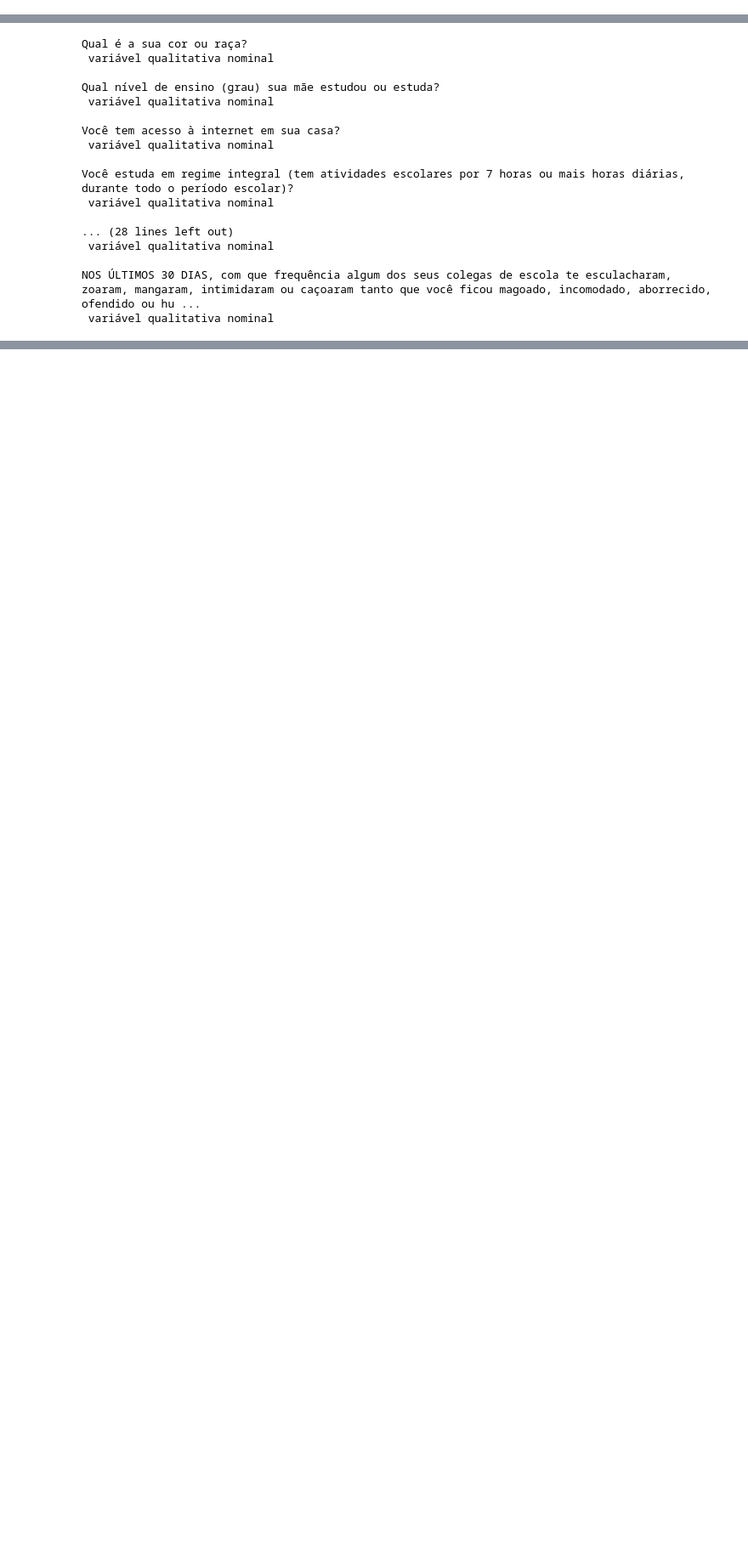
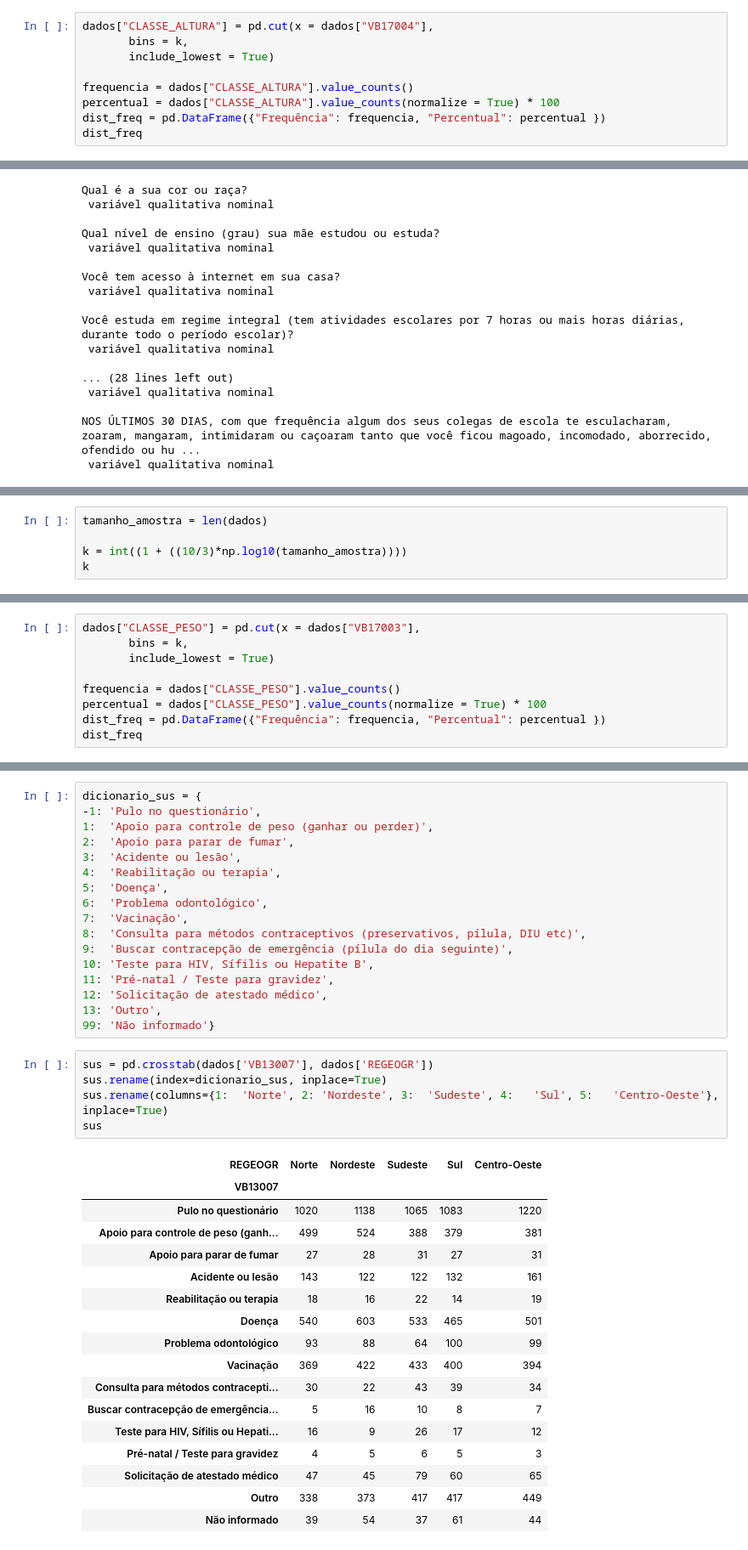
Before and after one commit to yoshinaga2904/Bootcamp-Alura, a Jupyter notebook: Modulo_3.ipynb, the cells around one changed output, grey strips where cells are left out. Shown at 85% size. Cells and saved outputs as stored; diff of their text form; blank space fills up the shorter version.

```diff
--- a/Modulo_3.ipynb
+++ b/Modulo_3.ipynb
@@ -75,0 +174,9 @@ dados.select_dtypes(include='float')
+# %%
+dados["CLASSE_ALTURA"] = pd.cut(x = dados["VB17004"],
+       bins = k,
+       include_lowest = True)
+
+frequencia = dados["CLASSE_ALTURA"].value_counts()
+percentual = dados["CLASSE_ALTURA"].value_counts(normalize = True) * 100
+dist_freq = pd.DataFrame({"Frequência": frequencia, "Percentual": percentual })
+dist_freq
@@ -172,0 +423,5 @@ NOS ÚLTIMOS 30 DIAS, com que frequência algum dos seus colegas de escola te es
+# %%
+tamanho_amostra = len(dados)
+
+k = int((1 + ((10/3)*np.log10(tamanho_amostra))))
+k
@@ -172,0 +430,9 @@ NOS ÚLTIMOS 30 DIAS, com que frequência algum dos seus colegas de escola te es
+# %%
+dados["CLASSE_PESO"] = pd.cut(x = dados["VB17003"],
+       bins = k,
+       include_lowest = True)
+
+frequencia = dados["CLASSE_PESO"].value_counts()
+percentual = dados["CLASSE_PESO"].value_counts(normalize = True) * 100
+dist_freq = pd.DataFrame({"Frequência": frequencia, "Percentual": percentual })
+dist_freq
@@ -172,0 +458,40 @@ NOS ÚLTIMOS 30 DIAS, com que frequência algum dos seus colegas de escola te es
+# %%
+dicionario_sus = {
+-1:	'Pulo no questionário',
+1:	'Apoio para controle de peso (ganhar ou perder)',
+2:	'Apoio para parar de fumar',
+3:	'Acidente ou lesão',
+4:	'Reabilitação ou terapia',
+5:	'Doença',
+6:	'Problema odontológico',
+7:	'Vacinação',
+8:	'Consulta para métodos contraceptivos (preservativos, pílula, DIU etc)',
+9:	'Buscar contracepção de emergência (pílula do dia seguinte)',
+10:	'Teste para HIV, Sífilis ou Hepatite B',
+11:	'Pré-natal / Teste para gravidez',
+12:	'Solicitação de atestado médico',
+13:	'Outro',
+99:	'Não informado'}
+# %%
+sus = pd.crosstab(dados['VB13007'], dados['REGEOGR'])
+sus.rename(index=dicionario_sus, inplace=True)
+sus.rename(columns={1:	'Norte', 2:	'Nordeste', 3:	'Sudeste', 4:	'Sul', 5:	'Centro-Oeste'}, inplace=True)
+sus
+# %% [output]
+| REGEOGR | Norte | Nordeste | Sudeste | Sul | Centro-Oeste |
+| VB13007 |  |  |  |  |  |
+| Pulo no questionário | 1020 | 1138 | 1065 | 1083 | 1220 |
+| Apoio para controle de peso (ganh... | 499 | 524 | 388 | 379 | 381 |
+| Apoio para parar de fumar | 27 | 28 | 31 | 27 | 31 |
+| Acidente ou lesão | 143 | 122 | 122 | 132 | 161 |
+| Reabilitação ou terapia | 18 | 16 | 22 | 14 | 19 |
+| Doença | 540 | 603 | 533 | 465 | 501 |
+| Problema odontológico | 93 | 88 | 64 | 100 | 99 |
+| Vacinação | 369 | 422 | 433 | 400 | 394 |
+| Consulta para métodos contracepti... | 30 | 22 | 43 | 39 | 34 |
+| Buscar contracepção de emergência... | 5 | 16 | 10 | 8 | 7 |
+| Teste para HIV, Sífilis ou Hepati... | 16 | 9 | 26 | 17 | 12 |
+| Pré-natal / Teste para gravidez | 4 | 5 | 6 | 5 | 3 |
+| Solicitação de atestado médico | 47 | 45 | 79 | 60 | 65 |
+| Outro | 338 | 373 | 417 | 417 | 449 |
+| Não informado | 39 | 54 | 37 | 61 | 44 |
```
Also changed, not shown: parts of 29 cells of this notebook.
